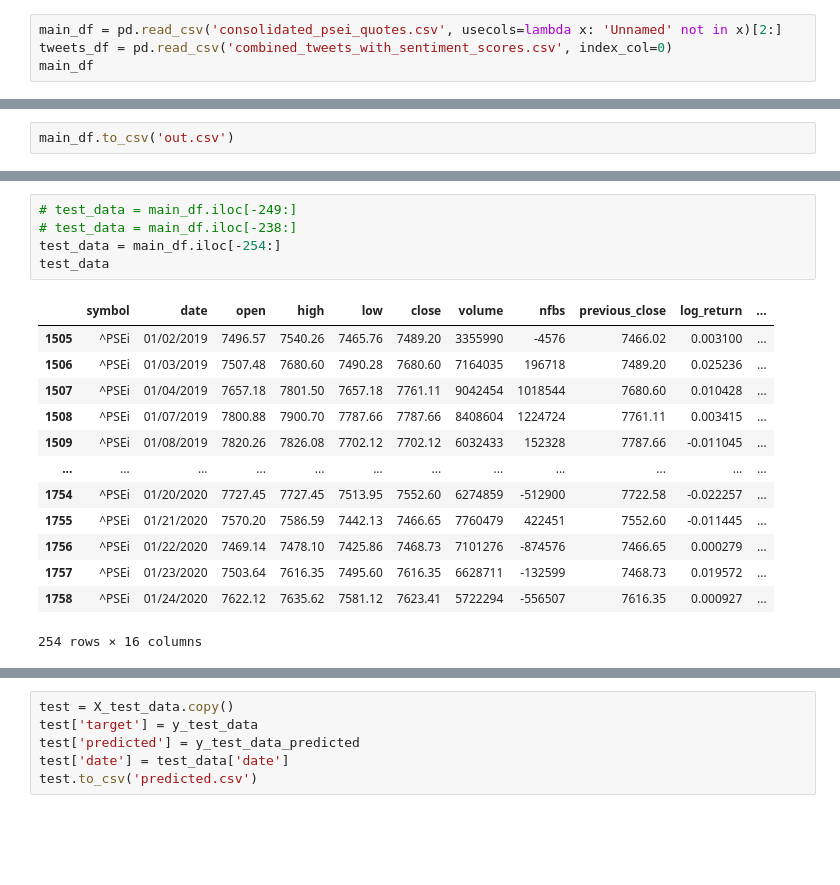
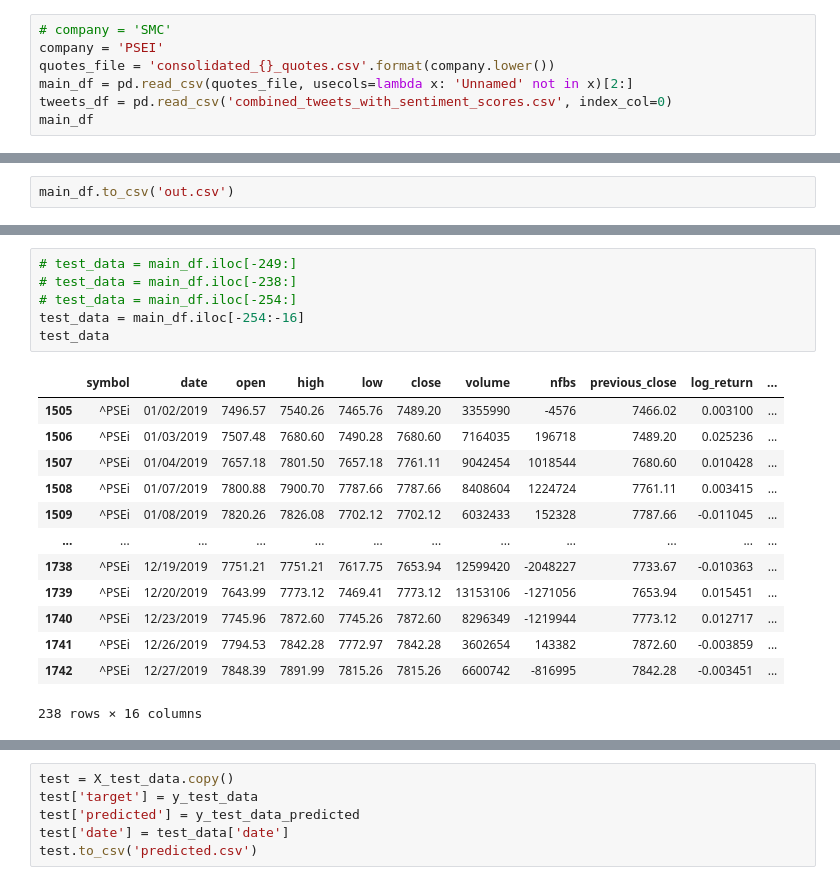
Before and after one commit to alexiscanaria/ftw-capstone, a Jupyter notebook: capstone.ipynb, the cells around one changed output, grey strips where cells are left out. Cells and saved outputs as stored; diff of their text form; blank space fills up the shorter version.

```diff
--- a/capstone.ipynb
+++ b/capstone.ipynb
@@ -86,7 +86,10 @@ get_n_days_tweets('02/02/2020', 0)
 # %% [output]
 array(['02/01/2020'], dtype=object)
 # %%
-main_df = pd.read_csv('consolidated_psei_quotes.csv', usecols=lambda x: 'Unnamed' not in x)[2:]
+# company = 'SMC'
+company = 'PSEI'
+quotes_file = 'consolidated_{}_quotes.csv'.format(company.lower())
+main_df = pd.read_csv(quotes_file, usecols=lambda x: 'Unnamed' not in x)[2:]
 tweets_df = pd.read_csv('combined_tweets_with_sentiment_scores.csv', index_col=0)
 main_df
 # %% [output]
@@ -359,22 +362,23 @@ CV score: 0.6200765659721458
 # %%
 # test_data = main_df.iloc[-249:]
 # test_data = main_df.iloc[-238:]
-test_data = main_df.iloc[-254:]
+# test_data = main_df.iloc[-254:]
+test_data = main_df.iloc[-254:-16]
 test_data
 # %% [output]
 |  | symbol | date | open | high | low | close | volume | nfbs | previous_close | log_return | ... |
 | 1505 | ^PSEi | 01/02/2019 | 7496.57 | 7540.26 | 7465.76 | 7489.20 | 3355990 | -4576 | 7466.02 | 0.003100 | ... |
 | 1506 | ^PSEi | 01/03/2019 | 7507.48 | 7680.60 | 7490.28 | 7680.60 | 7164035 | 196718 | 7489.20 | 0.025236 | ... |
 | 1507 | ^PSEi | 01/04/2019 | 7657.18 | 7801.50 | 7657.18 | 7761.11 | 9042454 | 1018544 | 7680.60 | 0.010428 | ... |
 | 1508 | ^PSEi | 01/07/2019 | 7800.88 | 7900.70 | 7787.66 | 7787.66 | 8408604 | 1224724 | 7761.11 | 0.003415 | ... |
 | 1509 | ^PSEi | 01/08/2019 | 7820.26 | 7826.08 | 7702.12 | 7702.12 | 6032433 | 152328 | 7787.66 | -0.011045 | ... |
 | ... | ... | ... | ... | ... | ... | ... | ... | ... | ... | ... | ... |
-| 1754 | ^PSEi | 01/20/2020 | 7727.45 | 7727.45 | 7513.95 | 7552.60 | 6274859 | -512900 | 7722.58 | -0.022257 | ... |
-| 1755 | ^PSEi | 01/21/2020 | 7570.20 | 7586.59 | 7442.13 | 7466.65 | 7760479 | 422451 | 7552.60 | -0.011445 | ... |
-| 1756 | ^PSEi | 01/22/2020 | 7469.14 | 7478.10 | 7425.86 | 7468.73 | 7101276 | -874576 | 7466.65 | 0.000279 | ... |
-| 1757 | ^PSEi | 01/23/2020 | 7503.64 | 7616.35 | 7495.60 | 7616.35 | 6628711 | -132599 | 7468.73 | 0.019572 | ... |
-| 1758 | ^PSEi | 01/24/2020 | 7622.12 | 7635.62 | 7581.12 | 7623.41 | 5722294 | -556507 | 7616.35 | 0.000927 | ... |
+| 1738 | ^PSEi | 12/19/2019 | 7751.21 | 7751.21 | 7617.75 | 7653.94 | 12599420 | -2048227 | 7733.67 | -0.010363 | ... |
+| 1739 | ^PSEi | 12/20/2019 | 7643.99 | 7773.12 | 7469.41 | 7773.12 | 13153106 | -1271056 | 7653.94 | 0.015451 | ... |
+| 1740 | ^PSEi | 12/23/2019 | 7745.96 | 7872.60 | 7745.26 | 7872.60 | 8296349 | -1219944 | 7773.12 | 0.012717 | ... |
+| 1741 | ^PSEi | 12/26/2019 | 7794.53 | 7842.28 | 7772.97 | 7842.28 | 3602654 | 143382 | 7872.60 | -0.003859 | ... |
+| 1742 | ^PSEi | 12/27/2019 | 7848.39 | 7891.99 | 7815.26 | 7815.26 | 6600742 | -816995 | 7842.28 | -0.003451 | ... |
-254 rows × 16 columns
+238 rows × 16 columns
 # %%
 X_test_data = test_data[features]
 y_test_data = test_data['target']
```
Also changed, not shown: parts of 12 cells of this notebook, 7 other files.
